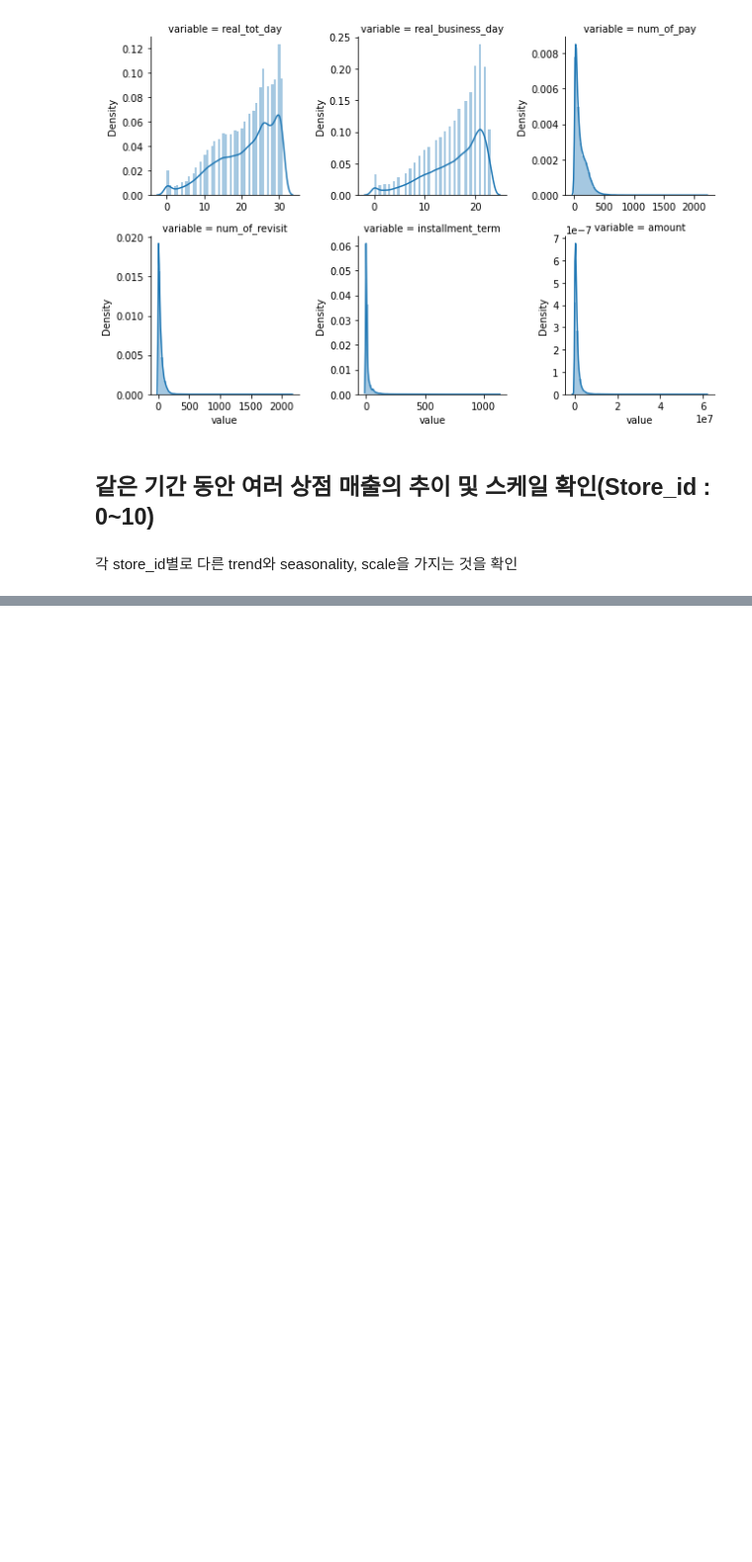
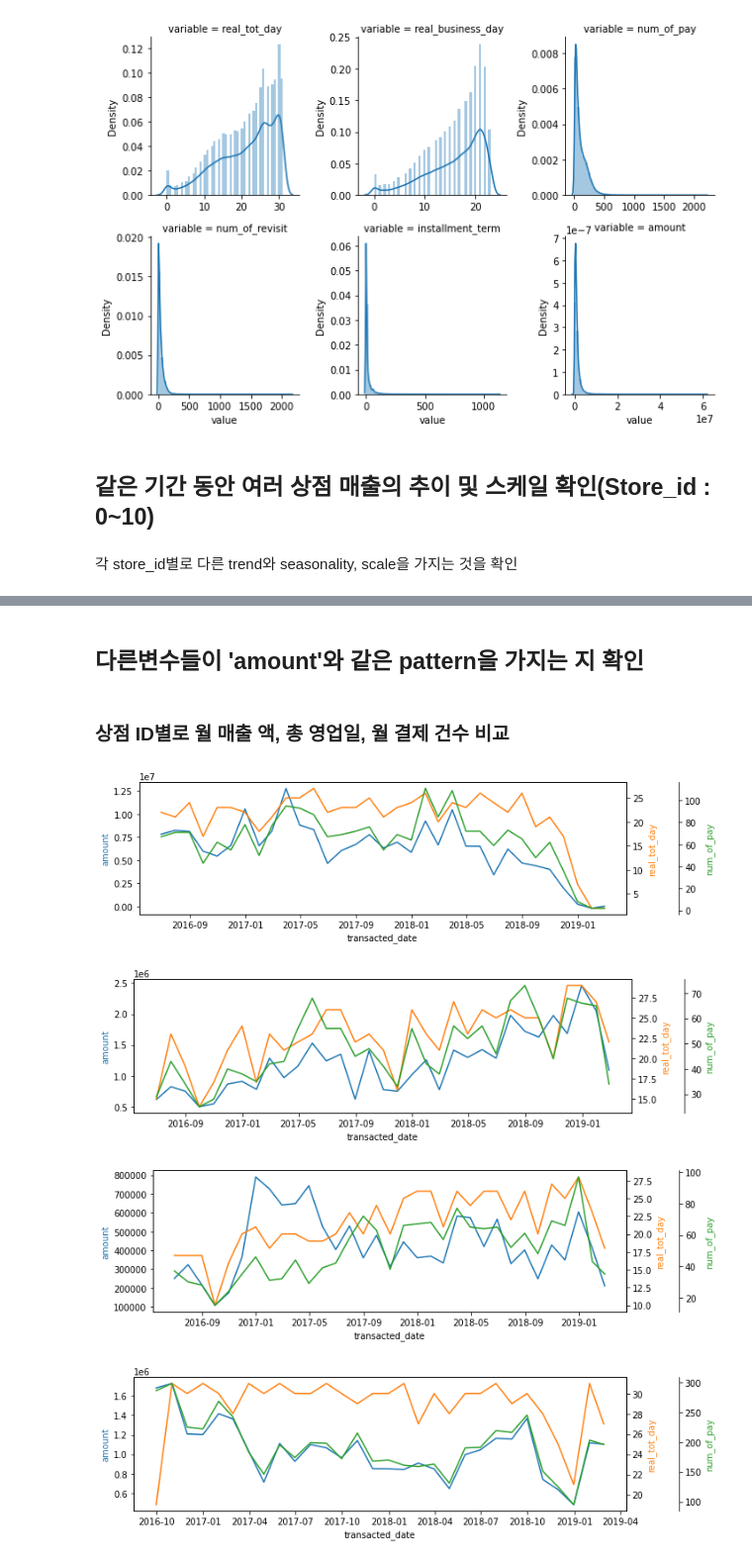
Before and after one commit to namwootree/Basic_Skill, a Jupyter notebook: Time_Series/상점 신용카드 매출 예측 경진대회/상점_신용카드_매출_예측.ipynb, the cells around one changed output, grey strips where cells are left out. Shown at 99% size. Saved outputs shown, nothing was run; the diff lists cells and outputs as text; code cells hidden in the pictures; blank space fills up the shorter version.

```diff
--- a/Time_Series/상점 신용카드 매출 예측 경진대회/상점_신용카드_매출_예측.ipynb
+++ b/Time_Series/상점 신용카드 매출 예측 경진대회/상점_신용카드_매출_예측.ipynb
@@ -402,8 +435,9 @@ g = g.map(sns.distplot, "value")
 # %% [markdown]
 각 store_id별로 다른 trend와 seasonality, scale을 가지는 것을 확인
 # %%
+random.seed(1208)
 plt.figure(figsize=(15, 6))
-for i in month_df.store_id.unique()[:10]:
+for i in make_random(10):
     plt.plot(month_df[month_df.store_id == i].index, month_df[month_df.store_id == i].amount, label='store_id {}'.format(i))
 plt.legend()
 # %% [output]
@@ -411,0 +446,36 @@ plt.legend()
+# %% [markdown]
+## 다른변수들이 'amount'와 같은 pattern을 가지는 지 확인
+# %%
+def plot_model_graph(data_frame, store_num, idx_col, y_cols):
+    df_set = data_frame[data_frame.store_id == store_num]
+
+    fig, ax1 = plt.subplots(figsize=(10, 3))
+    ax1.set_xlabel("{}".format(idx_col))
+    ax1.set_ylabel("{}".format(y_cols[0])).set_color(color='tab:blue')
+    ax1.plot(df_set.index, df_set[y_cols[0]].values, color='tab:blue')
+
+    for i in range(1, len(y_cols)):
+        ax2 = ax1.twinx()
+        ax2.set_ylabel("{}".format(y_cols[i])).set_color(color='C{}'.format(i))
+        ax2.plot(df_set.index, df_set[y_cols[i]].values, color='C{}'.format(i))
+        ax2.spines['right'].set_position(('outward', (60*(i-1))))
+
+
+    fig.tight_layout()
+    plt.show()
+# %% [markdown]
+### 상점 ID별로 월 매출 액, 총 영업일, 월 결제 건수 비교
+# %%
+random.seed(1208)
+
+for i in make_random(4):
+    plot_model_graph(month_df, i,
+                     'transacted_date',
+                     ['amount', # 월 매출 액
+                      'real_tot_day', # 총 영업일
+                      'num_of_pay']) # 월 결제 건수
+# %% [output]
+[figure, added]
+[figure, added]
+[figure, added]
+[figure, added]
```
Also changed, not shown: parts of 29 cells of this notebook.
